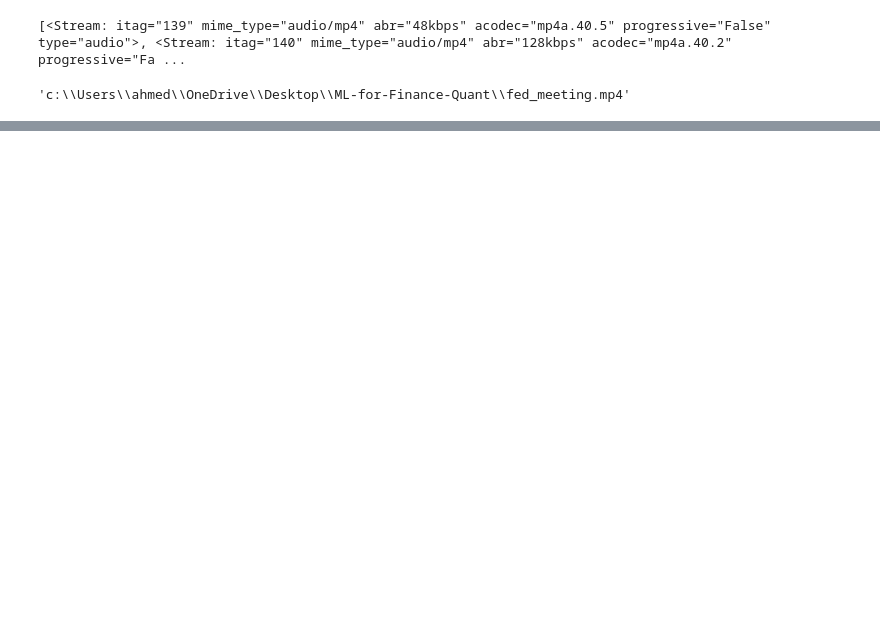
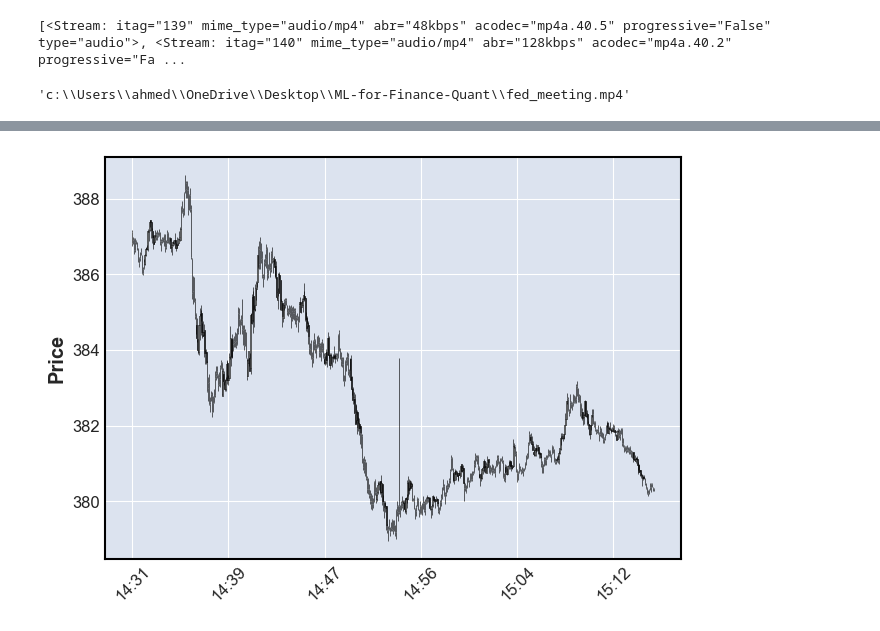
Before and after one commit to riz734/ML-for-Finance-Quant, a Jupyter notebook: Fed Meeting analysis with OpenAI.ipynb, the cells around one changed output, grey strips where cells are left out. Saved outputs shown, nothing was run; the diff lists cells and outputs as text; code cells hidden in the pictures; blank space fills up the shorter version.

```diff
--- a/Fed Meeting analysis with OpenAI.ipynb
+++ b/Fed Meeting analysis with OpenAI.ipynb
@@ -91,0 +203,5 @@ transcribed_text
+# %%
+#price activity of SPY throughout the entire transcript
+mpf.plot(new_df,type='candle')
+# %% [output]
+[figure, added]
```
Also changed, not shown: parts of 11 cells of this notebook, 2 other files.
